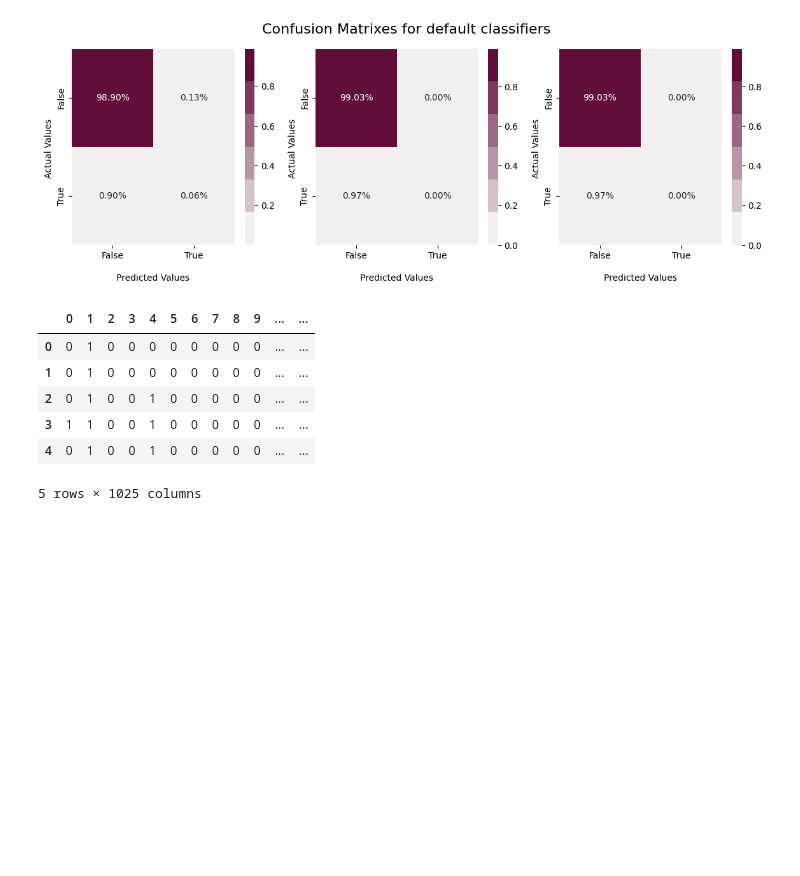
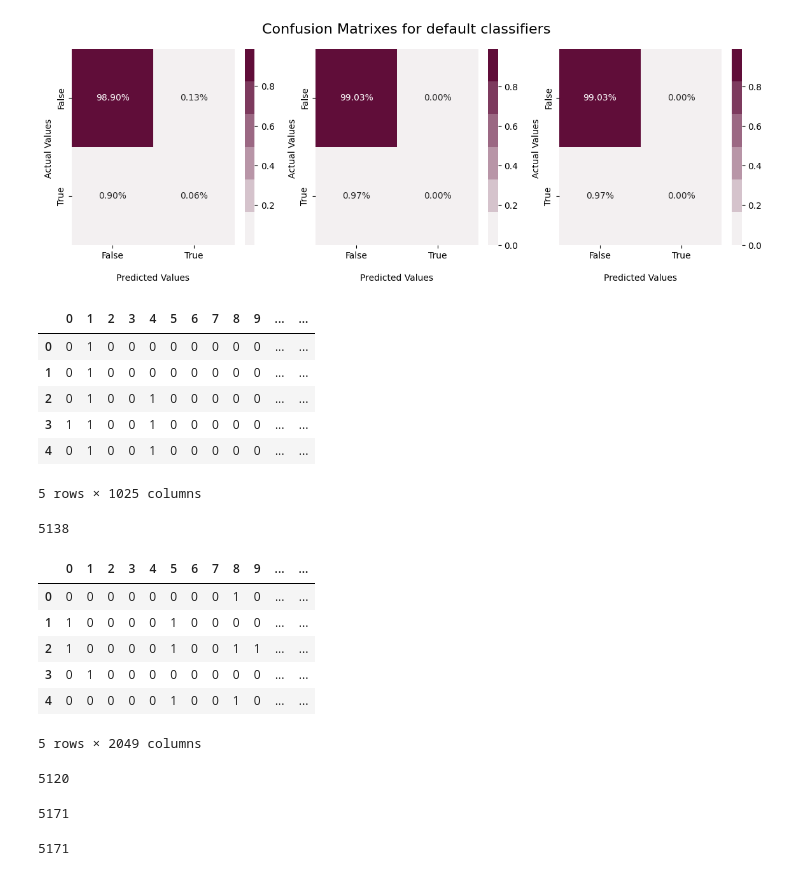
Before and after one commit to pharmbio/Thesis_ActLearn_DOP_2022, a Jupyter notebook: main/active_learning/Experiment0/AL_implementation.ipynb, the cells around one changed output. Saved outputs shown, nothing was run; the diff lists cells and outputs as text; code cells hidden in the pictures; blank space fills up the shorter version.

```diff
--- a/main/active_learning/Experiment0/AL_implementation.ipynb
+++ b/main/active_learning/Experiment0/AL_implementation.ipynb
@@ -272,3 +274,31 @@ full_data_BatchA.head()
 # %%
 #name = r'/home/jovyan/Thesis_ActLearn_DOP_2022/main/active_learning/data/full_data_BatchA.csv'
 #full_data_BatchA.to_csv(name, sep=',', encoding='utf-8',index=False)
+# %%
+print(len(full_data_BatchA.value_counts()))
+# %% [output]
+5138
+# %%
+full_data_BatchA_rdkit = pd.DataFrame(X_rdkit)
+full_data_BatchA_rdkit['Label'] = y
+full_data_BatchA_rdkit.head()
+# %% [output]
+|  | 0 | 1 | 2 | 3 | 4 | 5 | 6 | 7 | 8 | 9 | ... | ... |
+| 0 | 0 | 0 | 0 | 0 | 0 | 0 | 0 | 0 | 1 | 0 | ... | ... |
+| 1 | 1 | 0 | 0 | 0 | 0 | 1 | 0 | 0 | 0 | 0 | ... | ... |
+| 2 | 1 | 0 | 0 | 0 | 0 | 1 | 0 | 0 | 1 | 1 | ... | ... |
+| 3 | 0 | 1 | 0 | 0 | 0 | 0 | 0 | 0 | 0 | 0 | ... | ... |
+| 4 | 0 | 0 | 0 | 0 | 0 | 1 | 0 | 0 | 1 | 0 | ... | ... |
+5 rows × 2049 columns
+# %%
+print(len(full_data_BatchA_rdkit.value_counts()))
+# %% [output]
+5120
+# %%
+print(len(full_data_BatchA_rdkit))
+# %% [output]
+5171
+# %%
+print(len(data['ID_library'].value_counts()))
+# %% [output]
+5171
```
Also changed, not shown: parts of 1 cell of this notebook, 1 other file.
